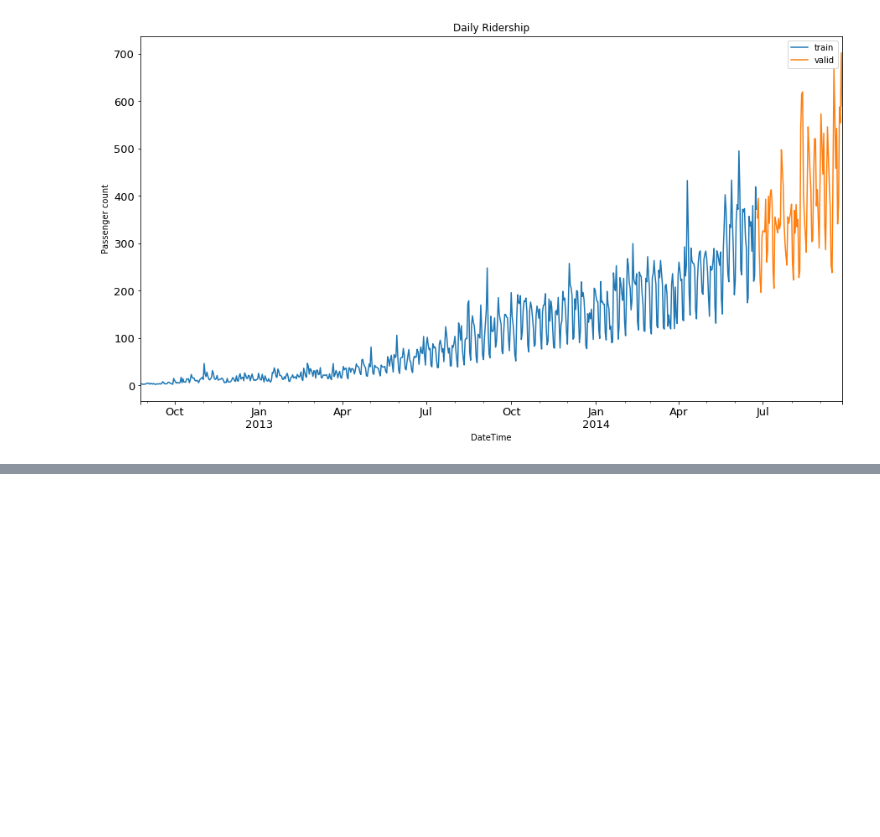
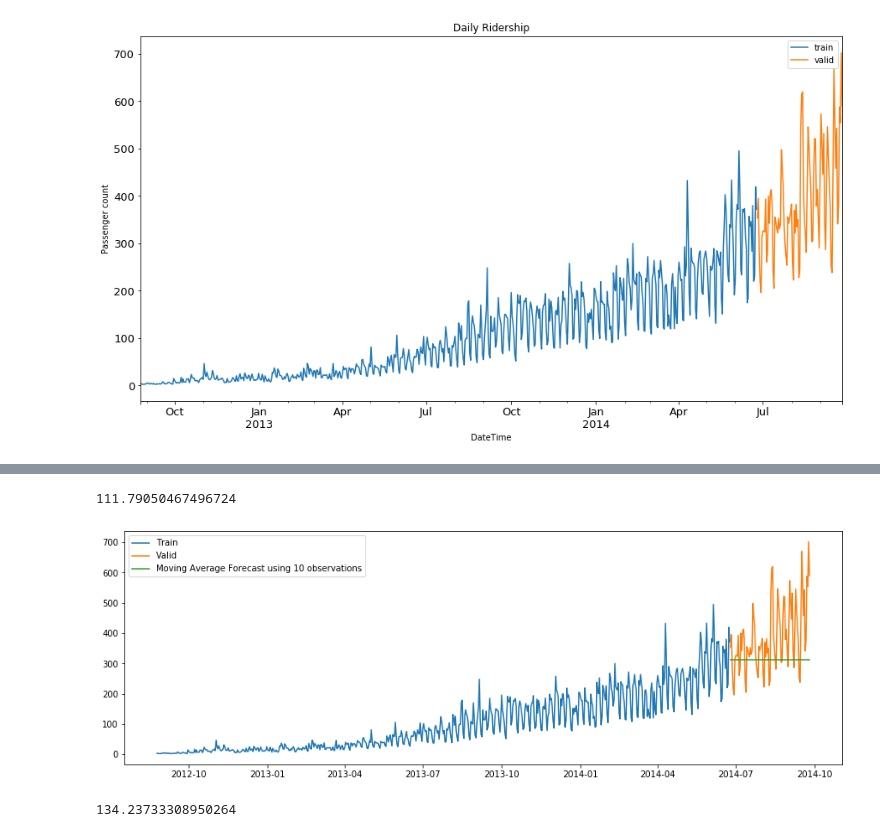
Before and after one commit to anologicon/jat-rail-time-series, a Jupyter notebook: JatRailTimeSeries.ipynb, the cells around one changed output, grey strips where cells are left out. Saved outputs shown, nothing was run; the diff lists cells and outputs as text; code cells hidden in the pictures; blank space fills up the shorter version.

```diff
--- a/JatRailTimeSeries.ipynb
+++ b/JatRailTimeSeries.ipynb
@@ -171,0 +190,26 @@ plt.show()
+# %%
+# RMSE (Root Mean Square Error)
+rms = sqrt(mean_squared_error(valid.Count, y_hat.naive))
+print(rms)
+# %% [output]
+111.79050467496724
+# %%
+# Moving Average
+
+# average of last 10 obsevations
+y_hat_avg = valid.copy()
+y_hat_avg['moving_avg_forecast'] = Train['Count'].rolling(10).mean().iloc[-1]
+
+plt.figure(figsize=(15,5))
+plt.plot(Train['Count'], label='Train')
+plt.plot(valid['Count'], label='Valid')
+plt.plot(y_hat_avg['moving_avg_forecast'], label='Moving Average Forecast using 10 observations')
+plt.legend(loc='best')
+plt.show()
+# %% [output]
+[figure, added]
+# %%
+rms = sqrt(mean_squared_error(valid.Count, y_hat_avg.moving_avg_forecast))
+print(rms)
+# %% [output]
+134.23733308950264
```
Also changed, not shown: parts of 6 cells of this notebook.
